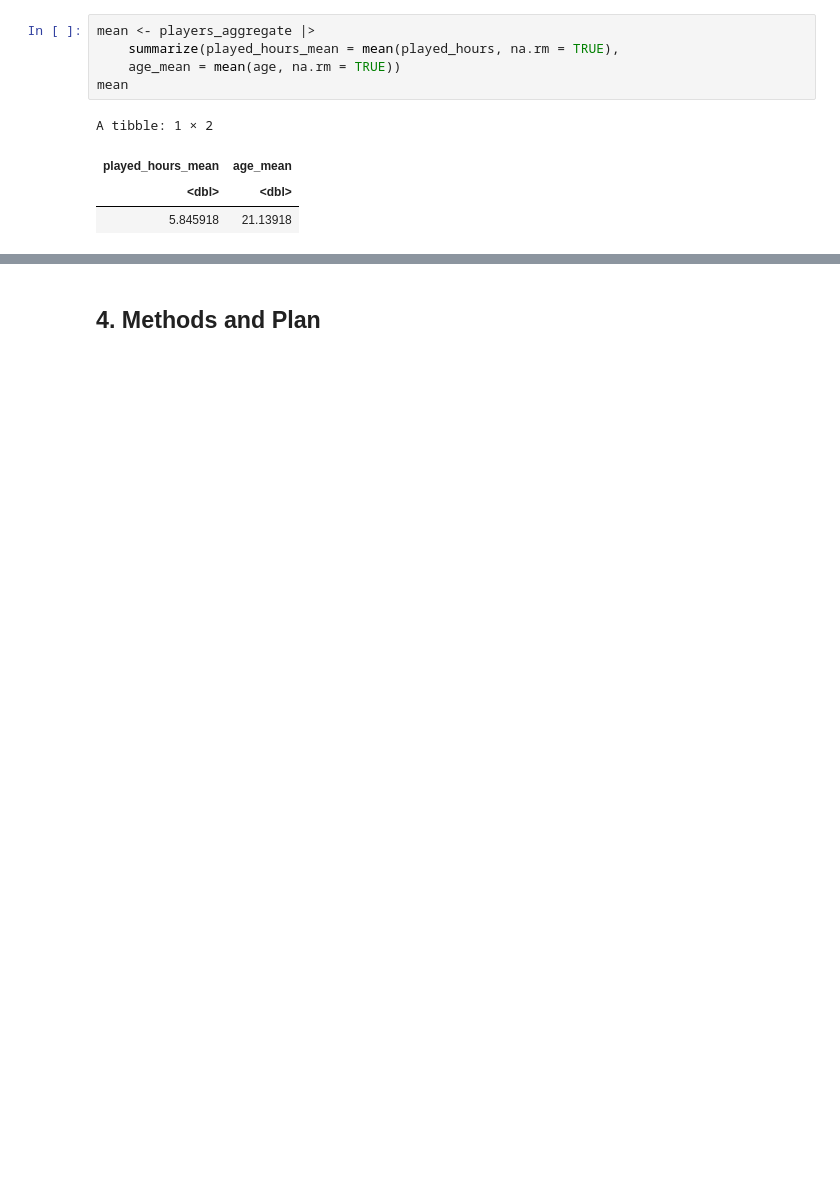
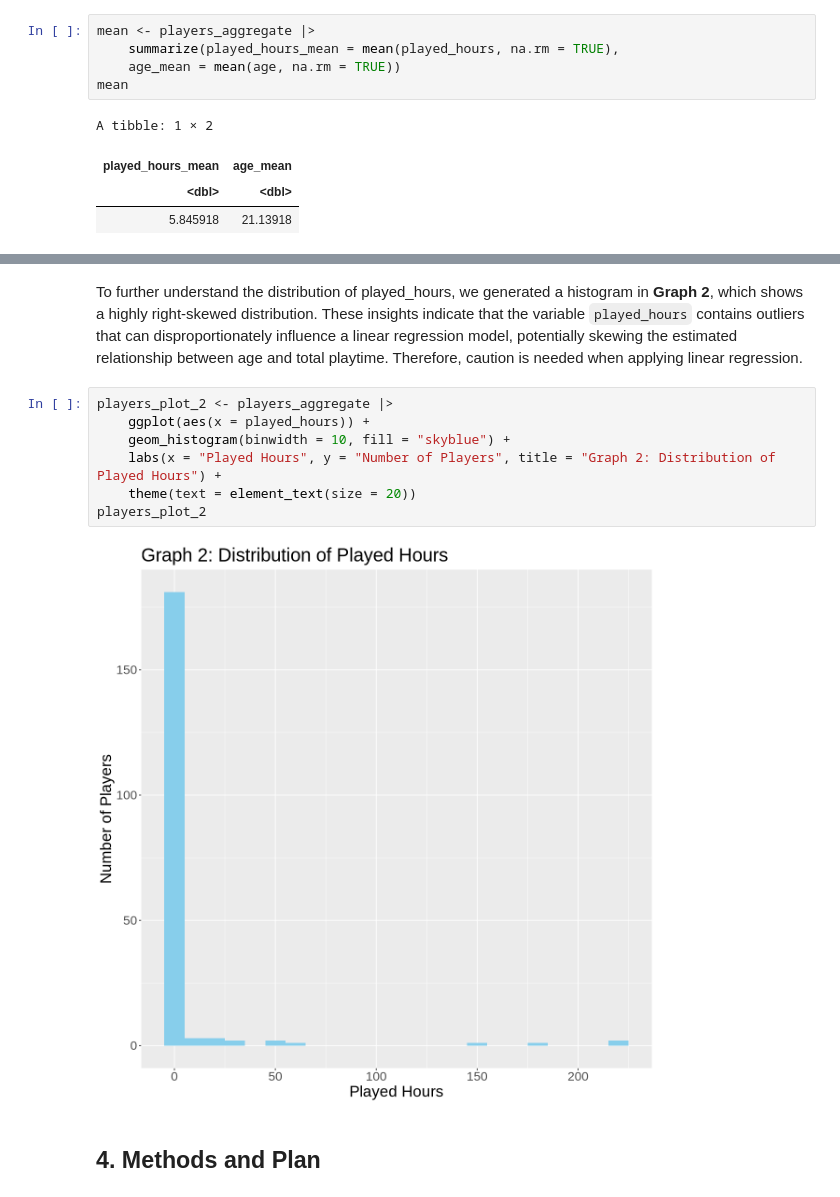
Before and after one commit to doralei/DSCI100-Individual-Planning-Report, a Jupyter notebook: planning_report.ipynb, the cells around one changed output, grey strips where cells are left out. Drawn from its saved outputs; the diff is of its cells as text; blank space fills up the shorter version.

```diff
--- a/planning_report.ipynb
+++ b/planning_report.ipynb
@@ -169,2 +167,13 @@ A tibble: 1 × 2
+# %% [markdown]
+To further understand the distribution of played_hours, we generated a histogram in **Graph 2**, which shows a highly right-skewed distribution. These insights indicate that the variable `played_hours` contains outliers that can disproportionately influence a linear regression model, potentially skewing the estimated relationship between age and total playtime. Therefore, caution is needed when applying linear regression.
+# %%
+players_plot_2 <- players_aggregate |>
+    ggplot(aes(x = played_hours)) +
+    geom_histogram(binwidth = 10, fill = "skyblue") +
+    labs(x = "Played Hours", y = "Number of Players", title = "Graph 2: Distribution of Played Hours") +
+    theme(text = element_text(size = 20))
+players_plot_2
+# %% [output]
+[figure, added]
 # %% [markdown]
 ## 4. Methods and Plan
```
Also changed, not shown: parts of 12 cells of this notebook.
